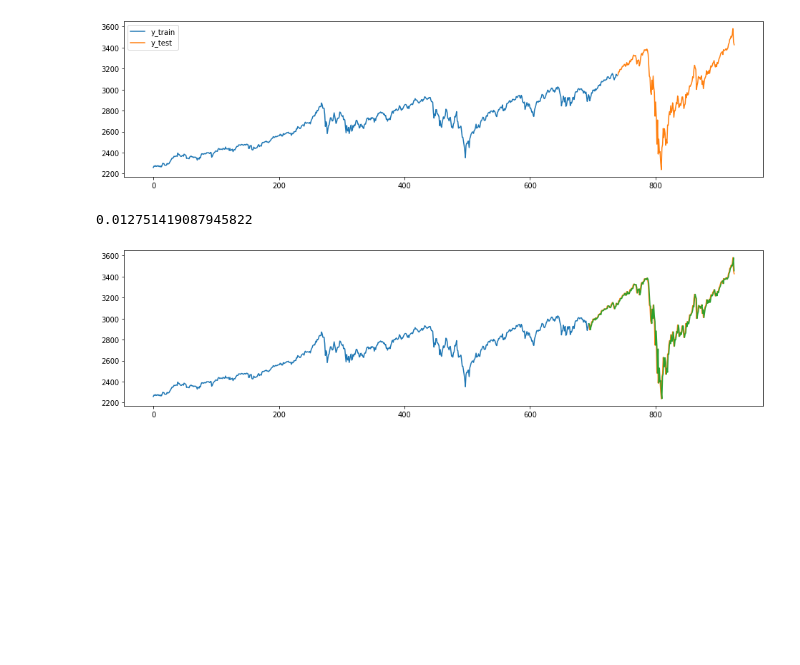
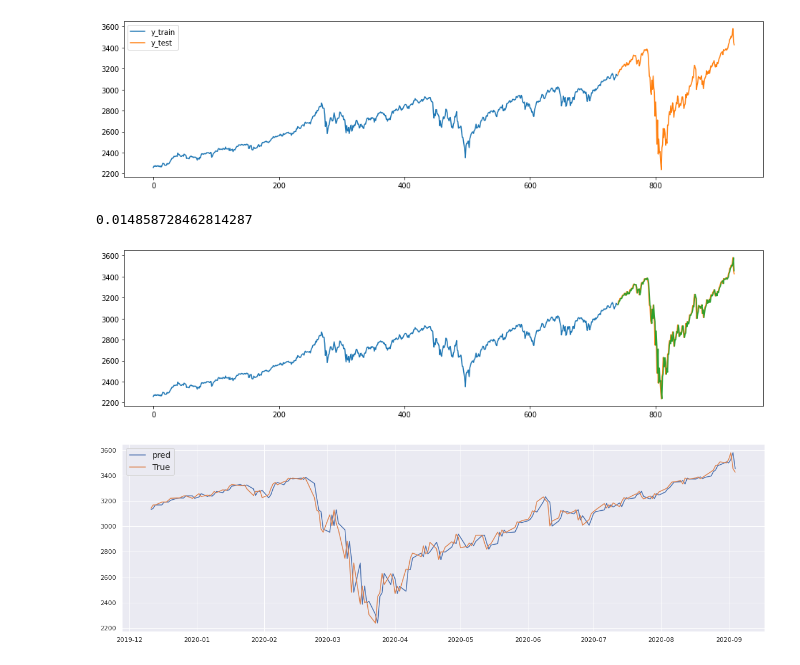
Before and after one commit to duybluemind1988/Data-science, a Jupyter notebook: Time_series/Time_series_all_method.ipynb, the cells around one changed output. Cells and saved outputs as stored; diff of their text form; code cells hidden in the pictures; blank space fills up the shorter version.

```diff
--- a/Time_series/Time_series_all_method.ipynb
+++ b/Time_series/Time_series_all_method.ipynb
@@ -999,6 +999,8 @@ For model evaluation, we sometimes want to evaluate multiple forecasts, using te
 Note that the forecasting task is changed: while we still make 36 predictions, we do not predict 36 steps ahead, but instead make 36 single-step-ahead predictions.
 # %%
 import matplotlib.pyplot as plt
+import seaborn as sns
+sns.set()
 import numpy as np
 import pandas as pd
 from sktime.datasets import load_airline
@@ -1063,6 +1065,7 @@ print(y_train.shape[0], y_test.shape[0])
 740 186
 [figure]
 # %%
+#y_train, y_test = temporal_train_test_split(newdata, test_size=0.2)
 forecaster = NaiveForecaster(strategy="last")
 forecaster.fit(y_train)
 cv = SlidingWindowSplitter(fh=1)
@@ -1070,5 +1073,15 @@ y_pred = forecaster.update_predict(y_test, cv)
 plot_ys(y_train, y_test, y_pred);
 smape_loss(y_test, y_pred)
 # %% [output]
-0.012751419087945822
+0.014858728462814287
-[figure, old version]
+[figure, new version]
+# %%
+y_pred.index=data[len(y_train):].index
+y_test.index=data[len(y_train):].index
+plt.figure(figsize=(20,6))
+plt.plot(y_pred,label='pred')
+plt.plot(y_test,label='True')
+plt.legend(fontsize='x-large')
+plt.show()
+# %% [output]
+[figure, added]
```
